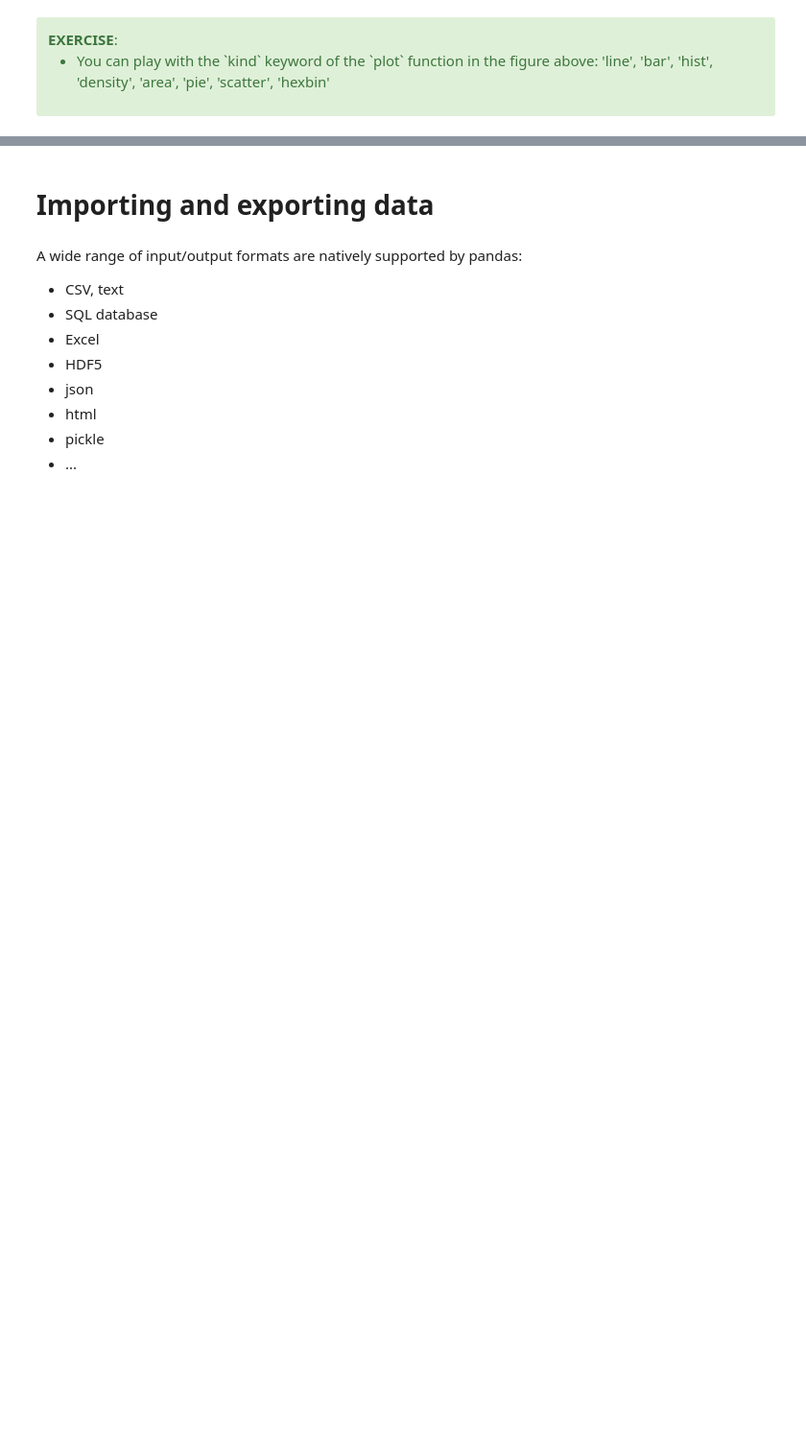
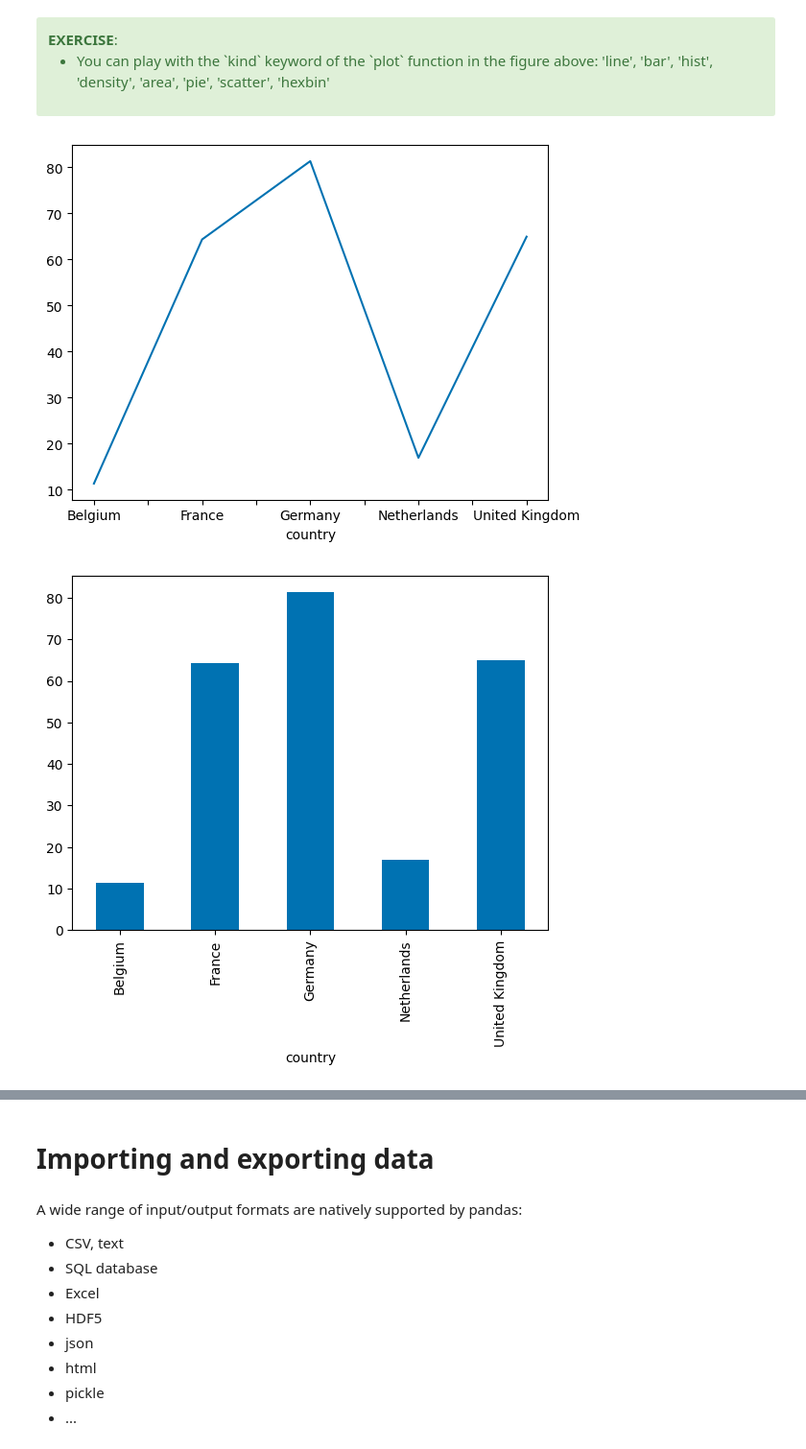
Before and after one commit to baptiste-pasquier/datacamp-master, a Jupyter notebook: 01_pandas/01-pandas_overview.ipynb, the cells around one changed output, grey strips where cells are left out. Shown at 96% size. Saved outputs shown, nothing was run; the diff lists cells and outputs as text; code cells hidden in the pictures; blank space fills up the shorter version.

```diff
--- a/01_pandas/01-pandas_overview.ipynb
+++ b/01_pandas/01-pandas_overview.ipynb
@@ -176,3 +331,10 @@ countries["population"].plot(kind="barh")
       <li>You can play with the `kind` keyword of the `plot` function in the figure above: 'line', 'bar', 'hist', 'density', 'area', 'pie', 'scatter', 'hexbin'</li>
     </ul>
 </div>
+# %%
+for feature in ["line", "bar", "hist", "density", "area", "pie"]:
+    countries["population"].plot(kind=feature)
+    plt.show()
+# %% [output]
+[figure, added]
+[figure, added]
```
Also changed, not shown: parts of 164 cells of this notebook.
